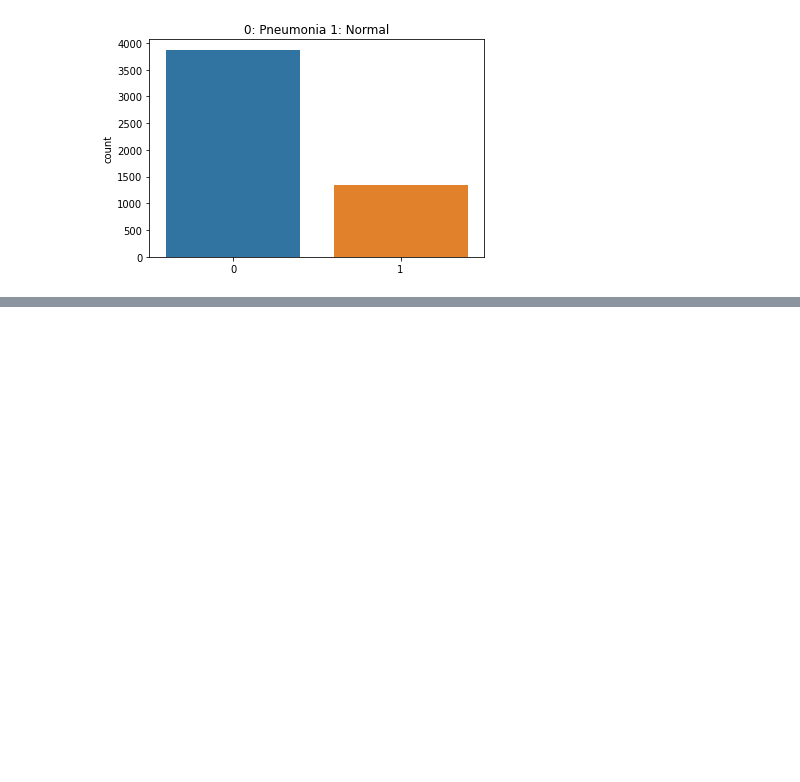
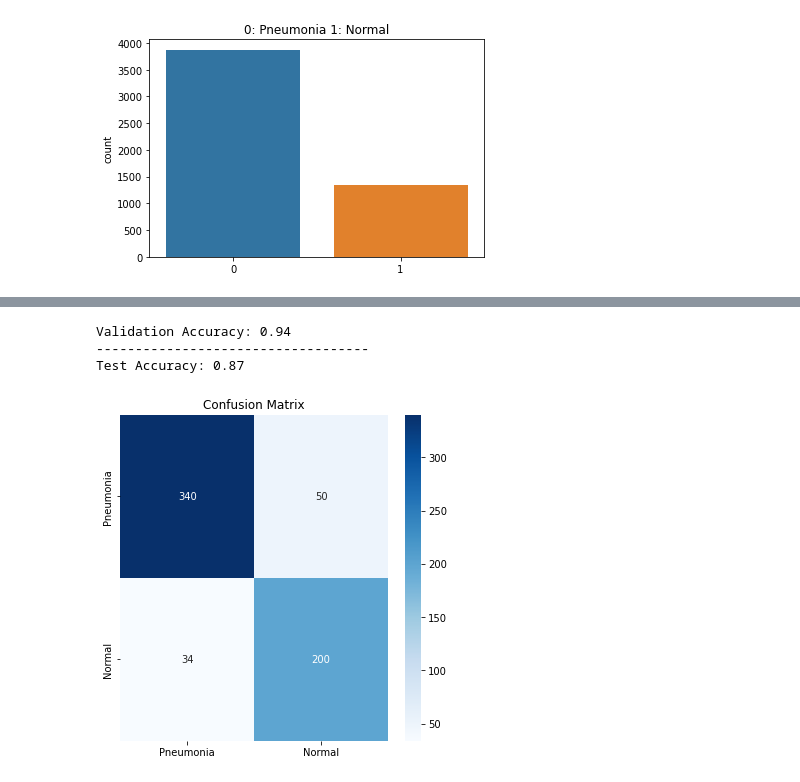
Before and after one commit to Daheer/Pneumonia-Detection, a Jupyter notebook: pneumonia-detection.ipynb, the cells around one changed output, grey strips where cells are left out. Cells and saved outputs as stored; diff of their text form; code cells hidden in the pictures; blank space fills up the shorter version.

```diff
--- a/pneumonia-detection.ipynb
+++ b/pneumonia-detection.ipynb
@@ -307,0 +258,20 @@ Epoch: 4  Loss: 11.451783553697169  Accuracy: tensor(0.9624, device='cuda:0')
+# %%
+val_preds = (model(x_val.cuda().float()).sigmoid() > 0.5).int()
+print('Validation Accuracy: {}'.format(round(accuracy_score(y_val, detach_from_gpu(val_preds).reshape(-1)), 2)))
+
+print('-----------------------------------')
+
+test_preds = (model(x_test.cuda().float()).sigmoid() > 0.5).int()
+print('Test Accuracy: {}'.format(round(accuracy_score(y_test, detach_from_gpu(test_preds).reshape(-1)),2)))
+# %% [output]
+Validation Accuracy: 0.94
+-----------------------------------
+Test Accuracy: 0.87
+# %%
+cm = confusion_matrix(y_test, detach_from_gpu(test_preds).reshape(-1))
+plt.figure(figsize = (6, 6))
+plt.title('Confusion Matrix')
+sns.heatmap(cm, cmap = 'Blues', annot = True, xticklabels = ['Pneumonia', 'Normal'], yticklabels = ['Pneumonia', 'Normal'], fmt = 'd')
+plt.show()
+# %% [output]
+[figure, added]
```
Also changed, not shown: parts of 27 cells of this notebook.
